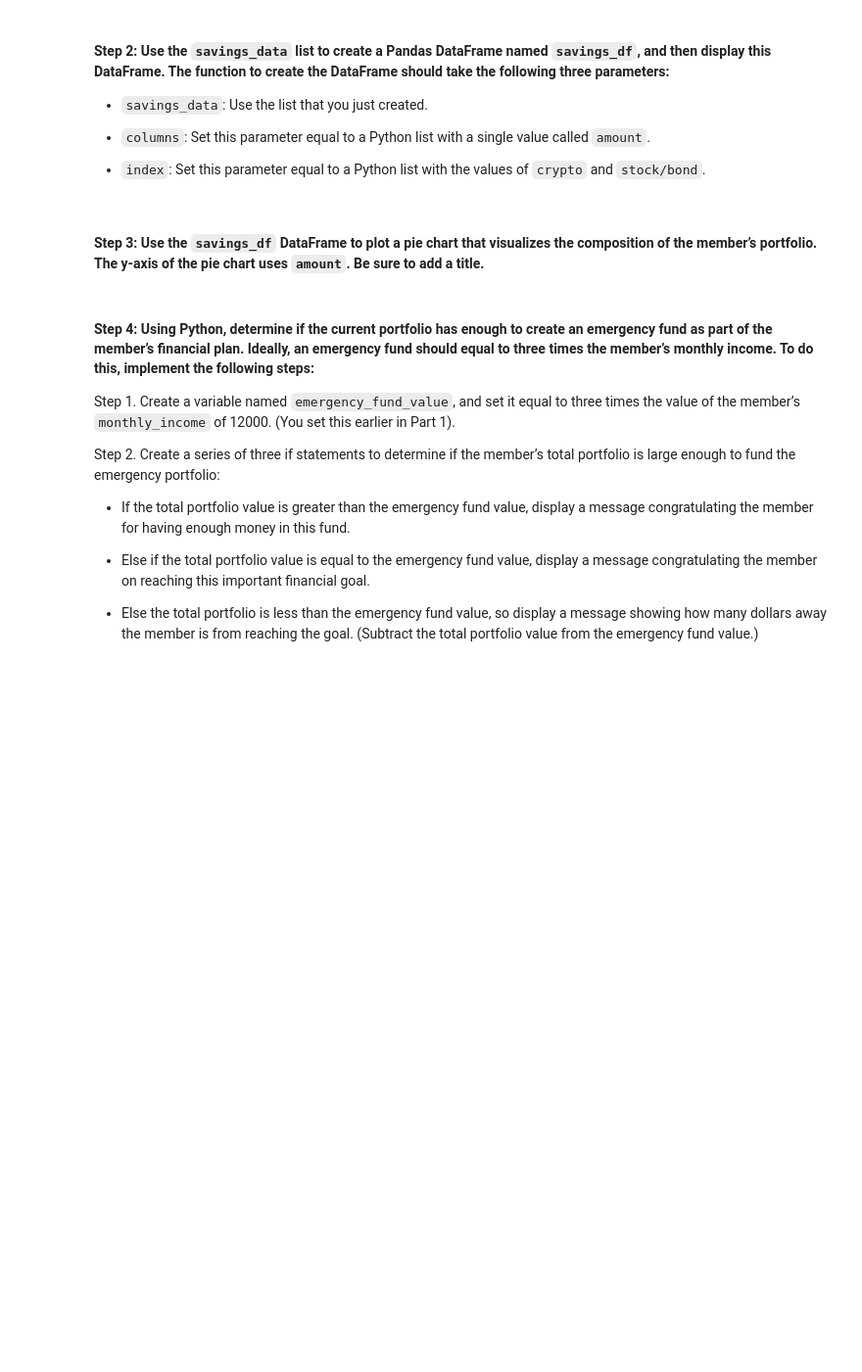
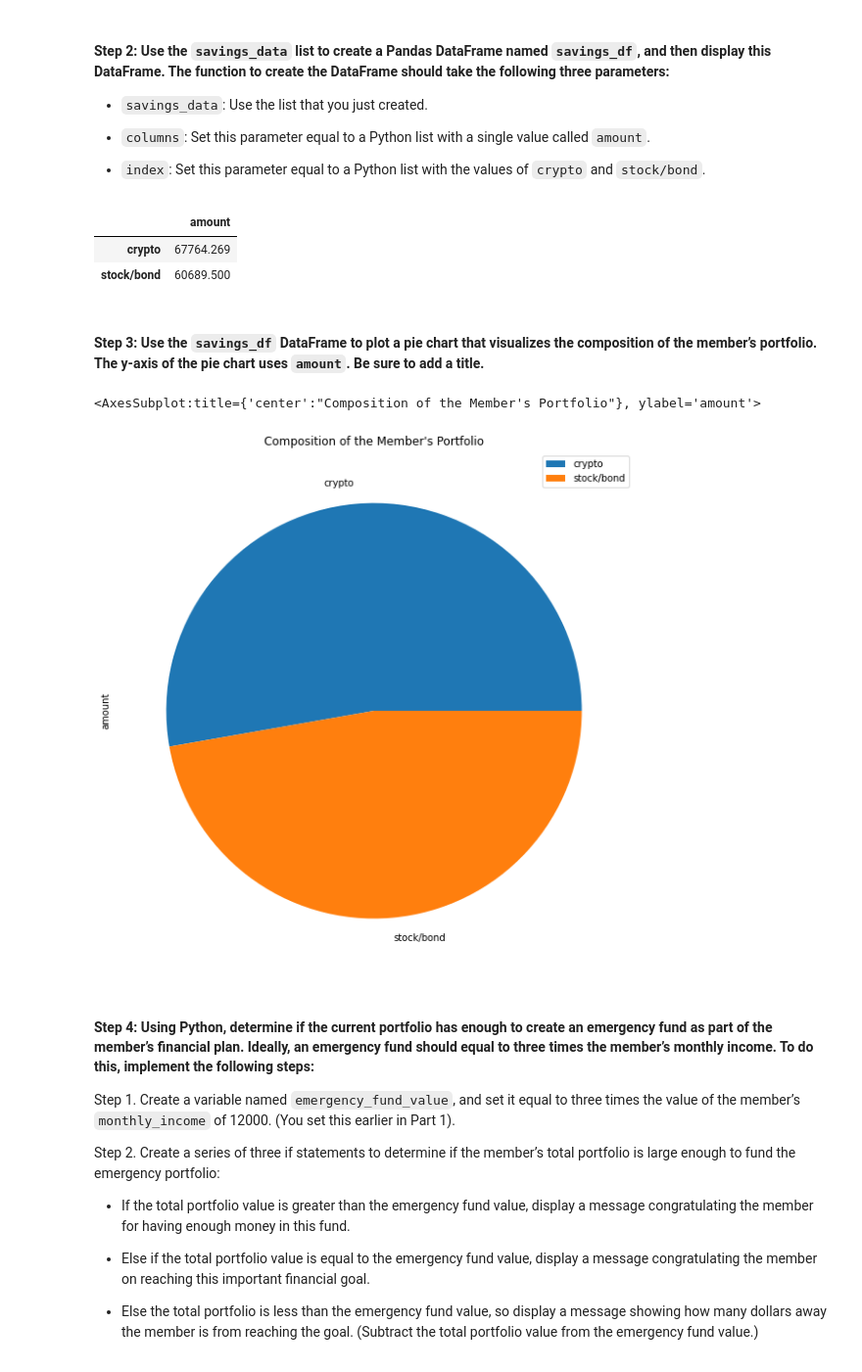
Before and after one commit to sidbetatester/financial_planner, a Jupyter notebook: financial_planning_tools.ipynb, the cells around one changed output. Shown: that part at 98% size. Saved outputs shown, nothing was run; the diff lists cells and outputs as text; code cells hidden in the pictures; blank space fills up the shorter version.

```diff
--- a/financial_planning_tools.ipynb
+++ b/financial_planning_tools.ipynb
@@ -361,7 +361,7 @@ In this section, you’ll use the valuations for the cryptocurrency wallet and f
 #### Step 1: Create a Python list named `savings_data` that has two elements. The first element contains the total value of the cryptocurrency wallet. The second element contains the total value of the stock and bond portions of the portfolio.
 # %%
 # Consolidate financial assets data into a Python list
-# YOUR CODE HERE
+savings_data = [total_crypto_wallet,total_stocks_bonds]
 
 # Review the Python list savings_data
-# YOUR CODE HERE
+savings_data
@@ -375,15 +377,22 @@ In this section, you’ll use the valuations for the cryptocurrency wallet and f
 - `index`: Set this parameter equal to a Python list with the values of `crypto` and `stock/bond`.
 # %%
 # Create a Pandas DataFrame called savings_df
-# YOUR CODE HERE
+savings_df = pd.DataFrame(savings_data, columns=["amount"], index=["crypto","stock/bond"])
 
 # Display the savings_df DataFrame
-# YOUR CODE HERE
+display(savings_df)
+# %% [output]
+|  | amount |
+| crypto | 67764.269 |
+| stock/bond | 60689.500 |
 # %% [markdown]
 #### Step 3: Use the `savings_df` DataFrame to plot a pie chart that visualizes the composition of the member’s portfolio. The y-axis of the pie chart uses `amount`. Be sure to add a title.
 # %%
 # Plot the total value of the member's portfolio (crypto and stock/bond) in a pie chart
-# YOUR CODE HERE
+savings_df.plot.pie(y='amount', figsize=(10,10), title="Composition of the Member's Portfolio")
+# %% [output]
+<AxesSubplot:title={'center':"Composition of the Member's Portfolio"}, ylabel='amount'>
+[figure, added]
 # %% [markdown]
 #### Step 4: Using Python, determine if the current portfolio has enough to create an emergency fund as part of the member’s financial plan. Ideally, an emergency fund should equal to three times the member’s monthly income. To do this, implement the following steps:
 
```
Also changed, not shown: parts of 12 cells of this notebook.
